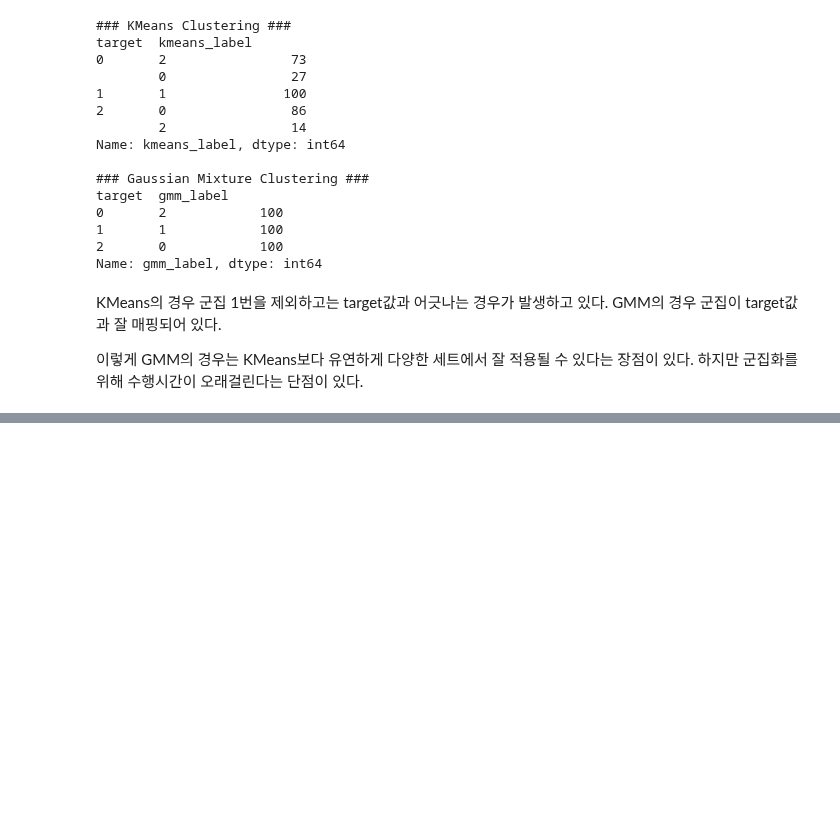
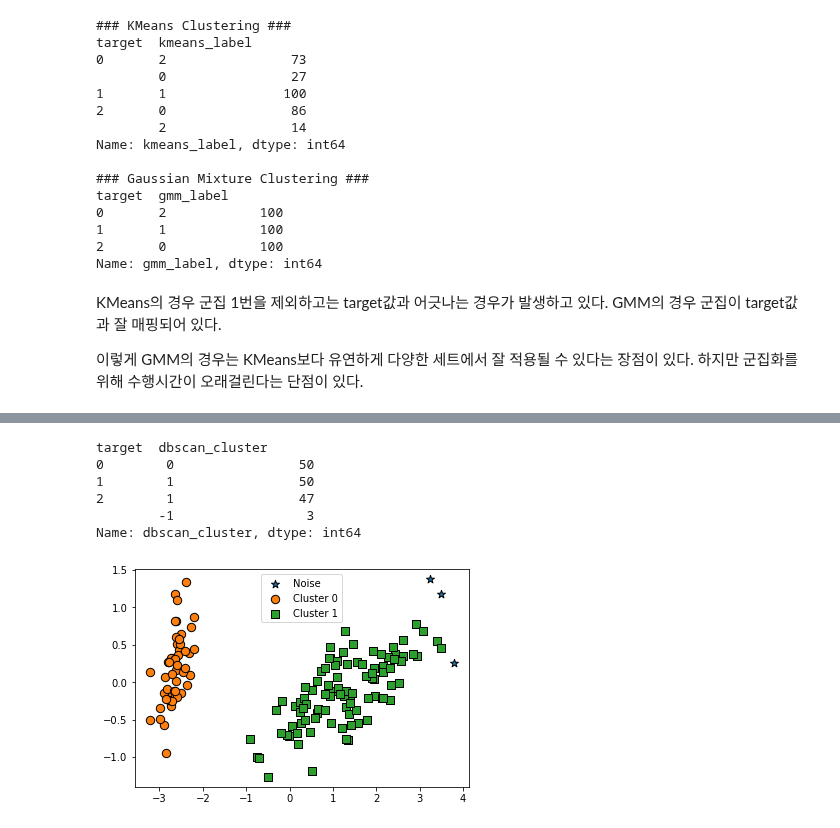
Before and after one commit to wizdom-js/data_analysis, a Jupyter notebook: 파이썬 머신러닝 완벽가이드/Chapter_07_군집화.ipynb, the cells around one changed output, grey strips where cells are left out. Drawn from its saved outputs; the diff is of its cells as text; code cells hidden in the pictures; blank space fills up the shorter version.

```diff
--- a/파이썬 머신러닝 완벽가이드/Chapter_07_군집화.ipynb
+++ b/파이썬 머신러닝 완벽가이드/Chapter_07_군집화.ipynb
@@ -708,0 +794,23 @@ KMeans의 경우 군집 1번을 제외하고는 target값과 어긋나는 경우
+# %%
+# esp를 기존의 0.6에서 0.8로 증가시키면 노이즈 데이터 수가 줄어든다.
+
+from sklearn.cluster import DBSCAN
+
+dbscan = DBSCAN(eps=0.8, min_samples=8, metric='euclidean')
+dbscan_labels = dbscan.fit_predict(iris.data)
+
+irisDF['dbscan_cluster'] = dbscan_labels
+irisDF['target'] = iris.target
+
+iris_result = irisDF.groupby(['target'])['dbscan_cluster'].value_counts()
+print(iris_result)
+
+visualize_cluster_plot(dbscan, irisDF, 'dbscan_cluster', iscenter=False)
+# %% [output]
+target  dbscan_cluster
+0        0                50
+1        1                50
+2        1                47
+        -1                 3
+Name: dbscan_cluster, dtype: int64
+[figure, added]
```
Also changed, not shown: parts of 13 cells of this notebook.
